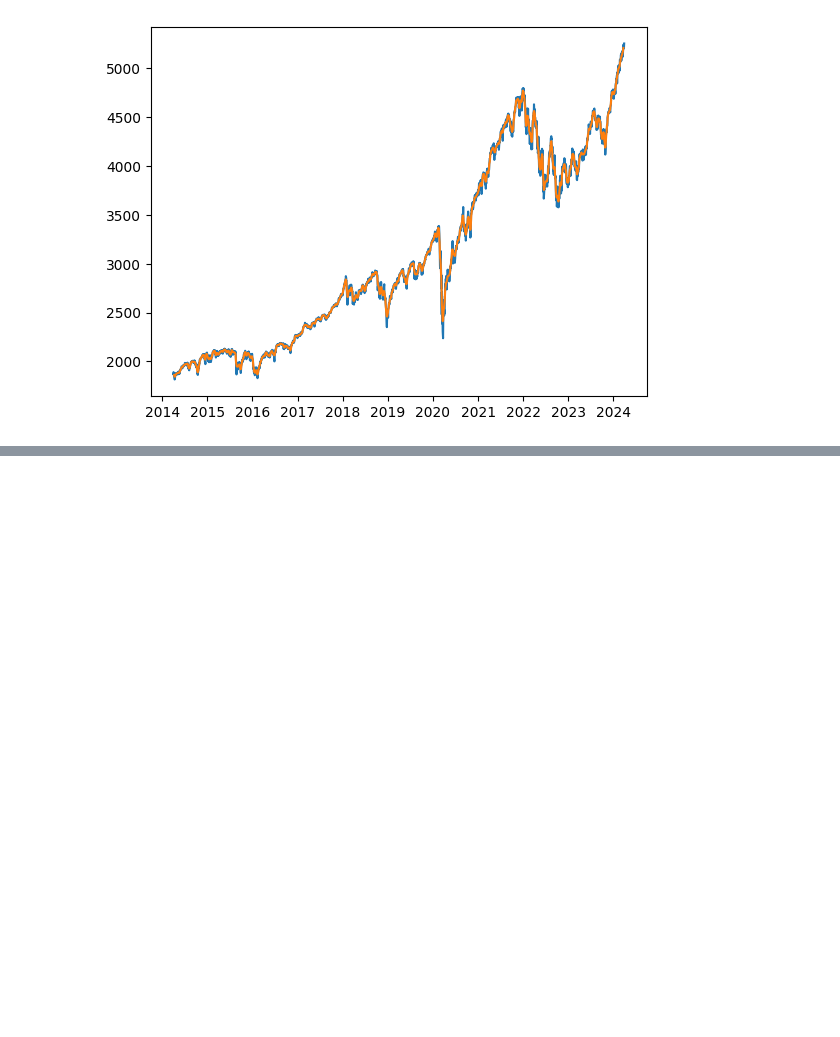
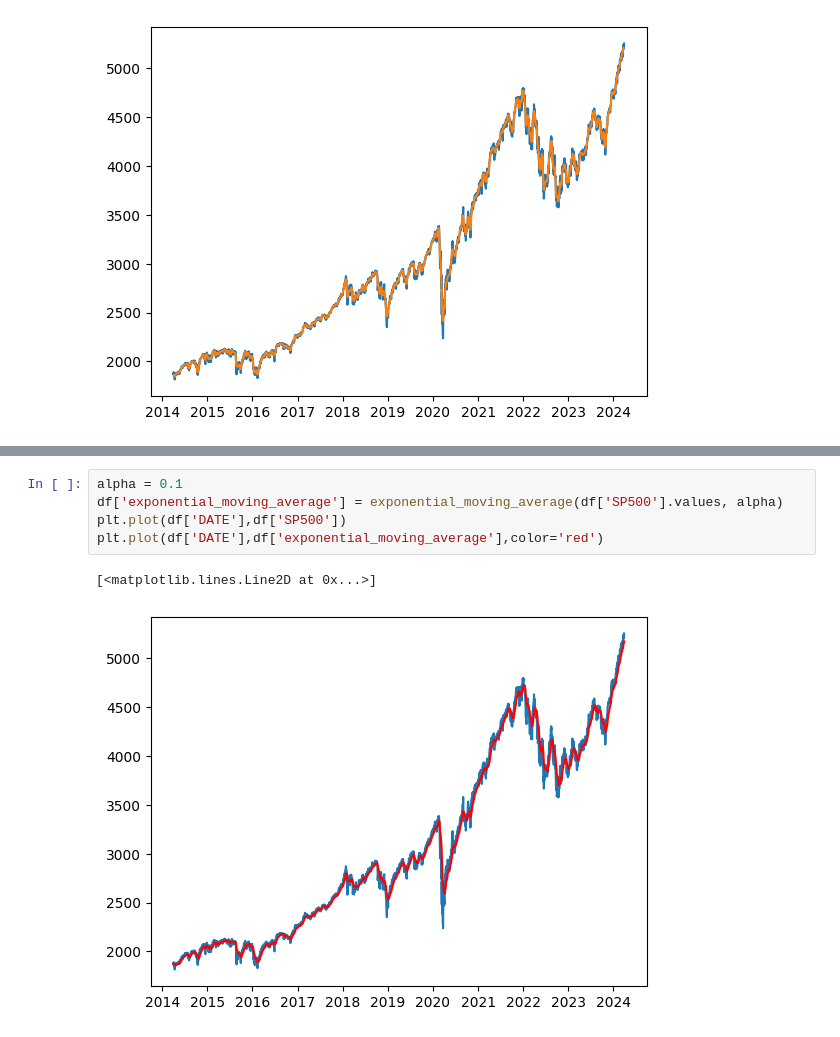
Before and after one commit to KazysV/sap, a Jupyter notebook: main.ipynb, the cells around one changed output, grey strips where cells are left out. Cells and saved outputs as stored; diff of their text form; blank space fills up the shorter version.

```diff
--- a/main.ipynb
+++ b/main.ipynb
@@ -293,0 +393,8 @@ plt.plot(df['DATE'], df['weighted_moving_average'])
+# %%
+alpha = 0.1
+df['exponential_moving_average'] = exponential_moving_average(df['SP500'].values, alpha)
+plt.plot(df['DATE'],df['SP500'])
+plt.plot(df['DATE'],df['exponential_moving_average'],color='red')
+# %% [output]
+[<matplotlib.lines.Line2D at 0x...>]
+[figure, added]
```
Also changed, not shown: parts of 9 cells of this notebook, 12 other files.
